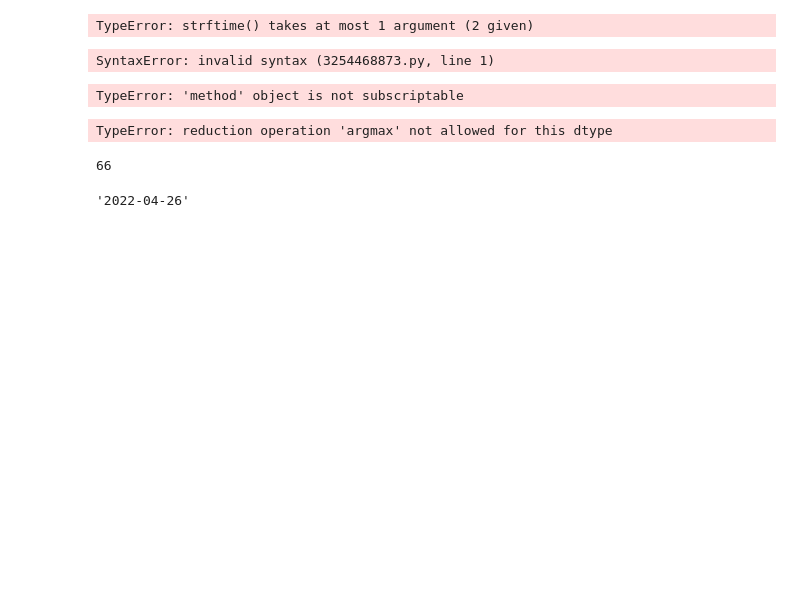
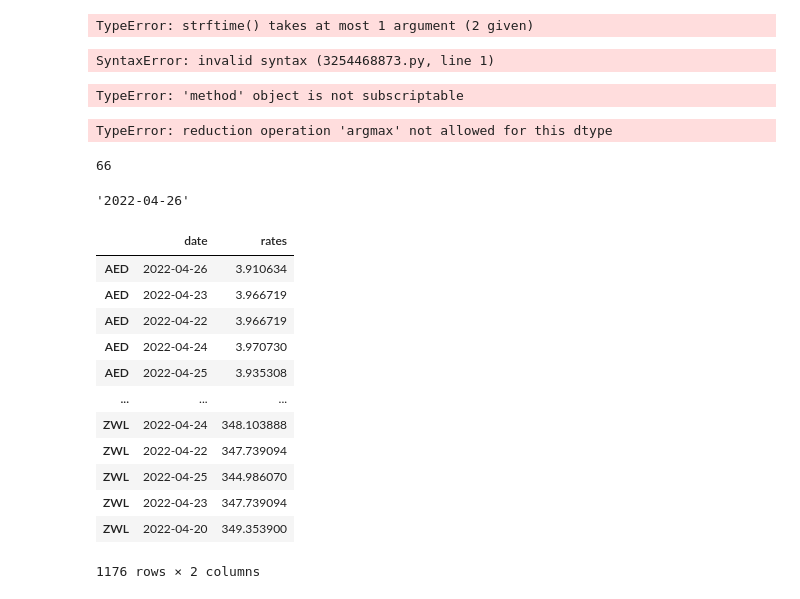
Before and after one commit to KrishnarajT/Currency-Converter, a Jupyter notebook: Currency_Exchange_API.ipynb, the cells around one changed output. Cells and saved outputs as stored; diff of their text form; code cells hidden in the pictures; blank space fills up the shorter version.

```diff
--- a/Currency_Exchange_API.ipynb
+++ b/Currency_Exchange_API.ipynb
@@ -536,3 +536,21 @@ _date = gen_latest_currency_database(currency_database)['date'][0]
 _date.date().isoformat()
 # %% [output]
 '2022-04-26'
+# %%
+a = pd.read_csv('currency_database.csv', index_col = 0)
+# %%
+a
+# %% [output]
+|  | date | rates |
+| AED | 2022-04-26 | 3.910634 |
+| AED | 2022-04-23 | 3.966719 |
+| AED | 2022-04-22 | 3.966719 |
+| AED | 2022-04-24 | 3.970730 |
+| AED | 2022-04-25 | 3.935308 |
+| ... | ... | ... |
+| ZWL | 2022-04-24 | 348.103888 |
+| ZWL | 2022-04-22 | 347.739094 |
+| ZWL | 2022-04-25 | 344.986070 |
+| ZWL | 2022-04-23 | 347.739094 |
+| ZWL | 2022-04-20 | 349.353900 |
+1176 rows × 2 columns
```
Also changed, not shown: parts of 3 cells of this notebook, 5 other files.
